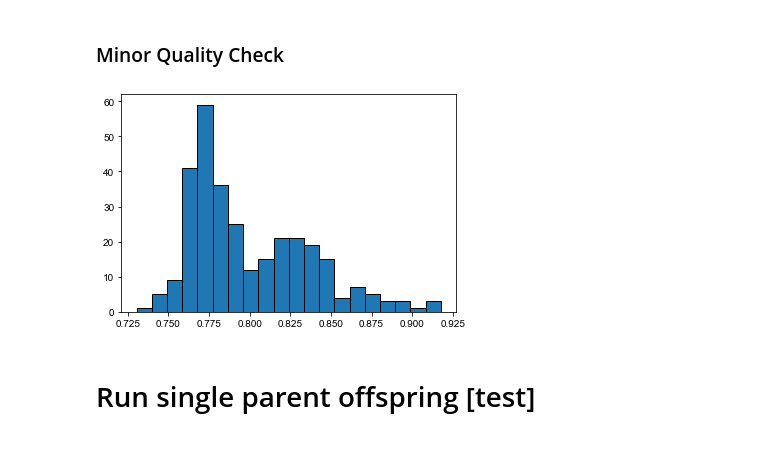
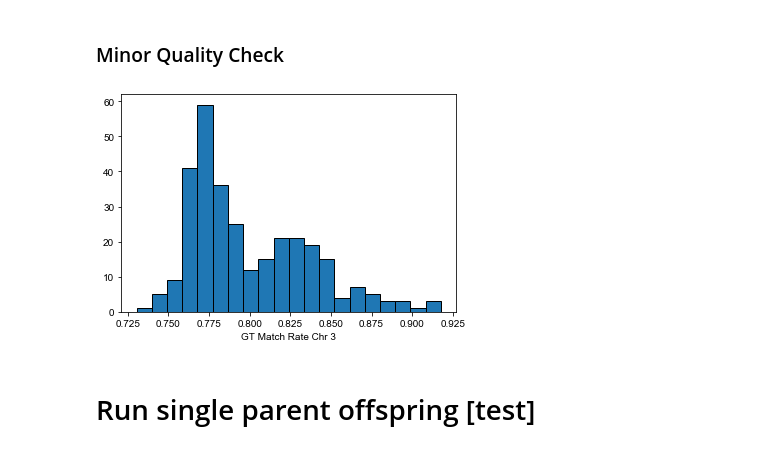
Before and after one commit to hringbauer/ancIBD, a Jupyter notebook: notebook/hmm_implement/likelihood_test.ipynb, the cells around one changed output. Saved outputs shown, nothing was run; the diff lists cells and outputs as text; code cells hidden in the pictures.

```diff
--- a/notebook/hmm_implement/likelihood_test.ipynb
+++ b/notebook/hmm_implement/likelihood_test.ipynb
@@ -100,10 +98,11 @@ Saved 220 HQ Parent Offspring to ./output/relatives_snp/po_high_quality.tsv
 # %%
 plt.figure()
 ax=plt.gca()
 ax.hist(df2["gt_match_rate_ch3"],ec="k", bins=20)
+ax.set_xlabel("GT Match Rate Chr 3")
 plt.show()
 # %% [output]
-[figure, old version]
+[figure, new version]
 # %% [markdown]
 # Run single parent offspring [test]
 # %%
```
Also changed, not shown: parts of 35 cells of this notebook, 5 other files.
